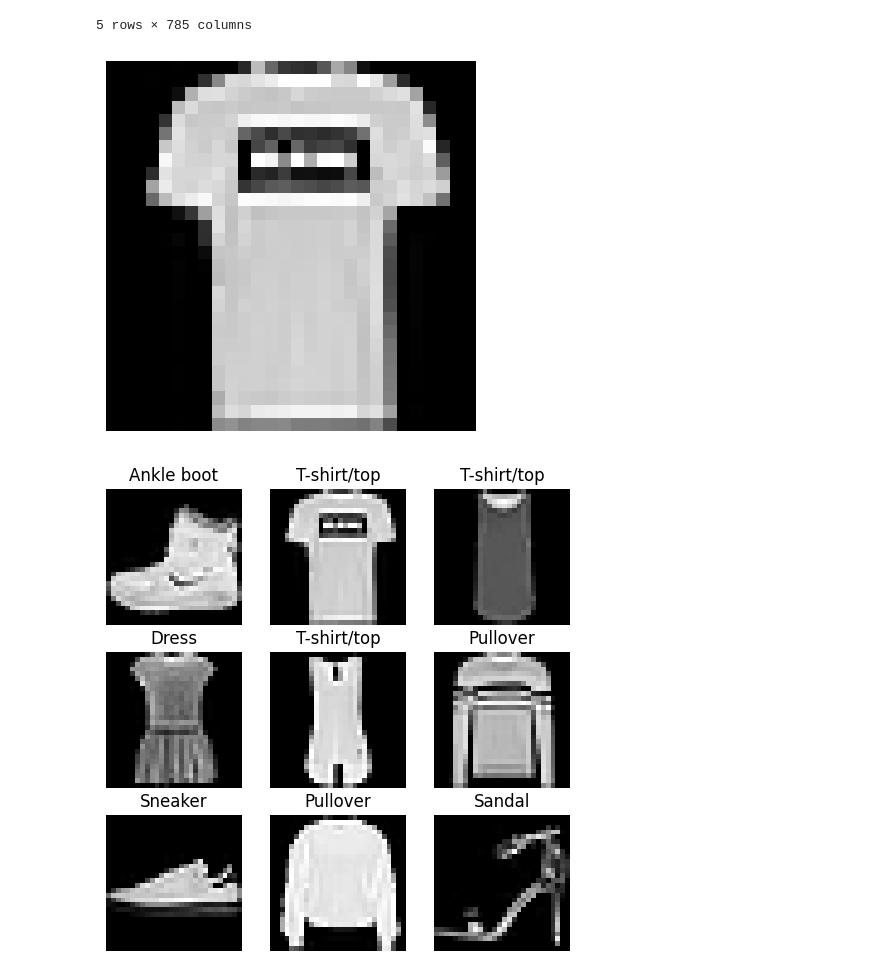
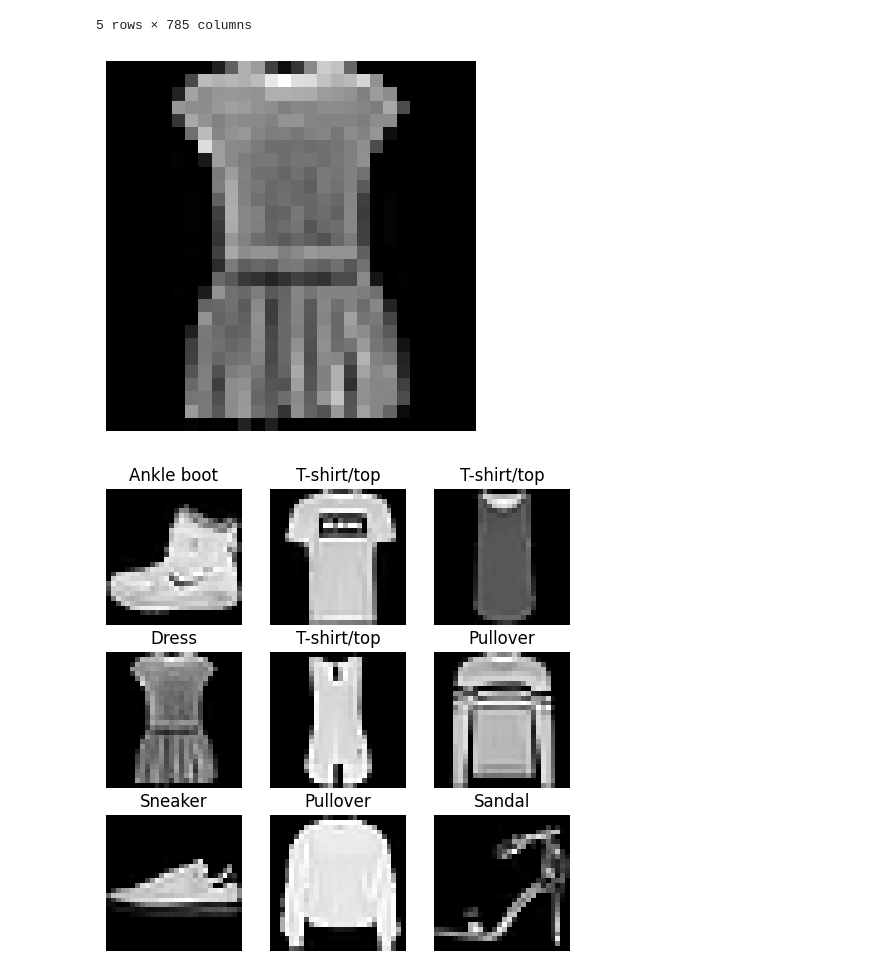
Before and after one commit to firdawss-Elhaddouchi/fashion-mnist-classification, a Jupyter notebook: notebook_class.ipynb, the cells around one changed output. Saved outputs shown, nothing was run; the diff lists cells and outputs as text; code cells hidden in the pictures.

```diff
--- a/notebook_class.ipynb
+++ b/notebook_class.ipynb
@@ -127,12 +129,15 @@ train_df.head()
 5 rows × 785 columns
 # %%
 import matplotlib.pyplot as plt
-
-plt.imshow(X_train[1], cmap="gray")
-plt.axis("off")
+def plot_digit(image_data):
+    image = image_data.reshape(28, 28)
+    plt.imshow(image, cmap="gray")
+    plt.axis("off")
+some_digit = X_train_flat[3]
+plot_digit(some_digit)
 plt.show()
 # %% [output]
-[figure, old version]
+[figure, new version]
 # %%
 plt.figure(figsize=(6,6))
 for i in range(9):
```
Also changed, not shown: parts of 63 cells of this notebook.
